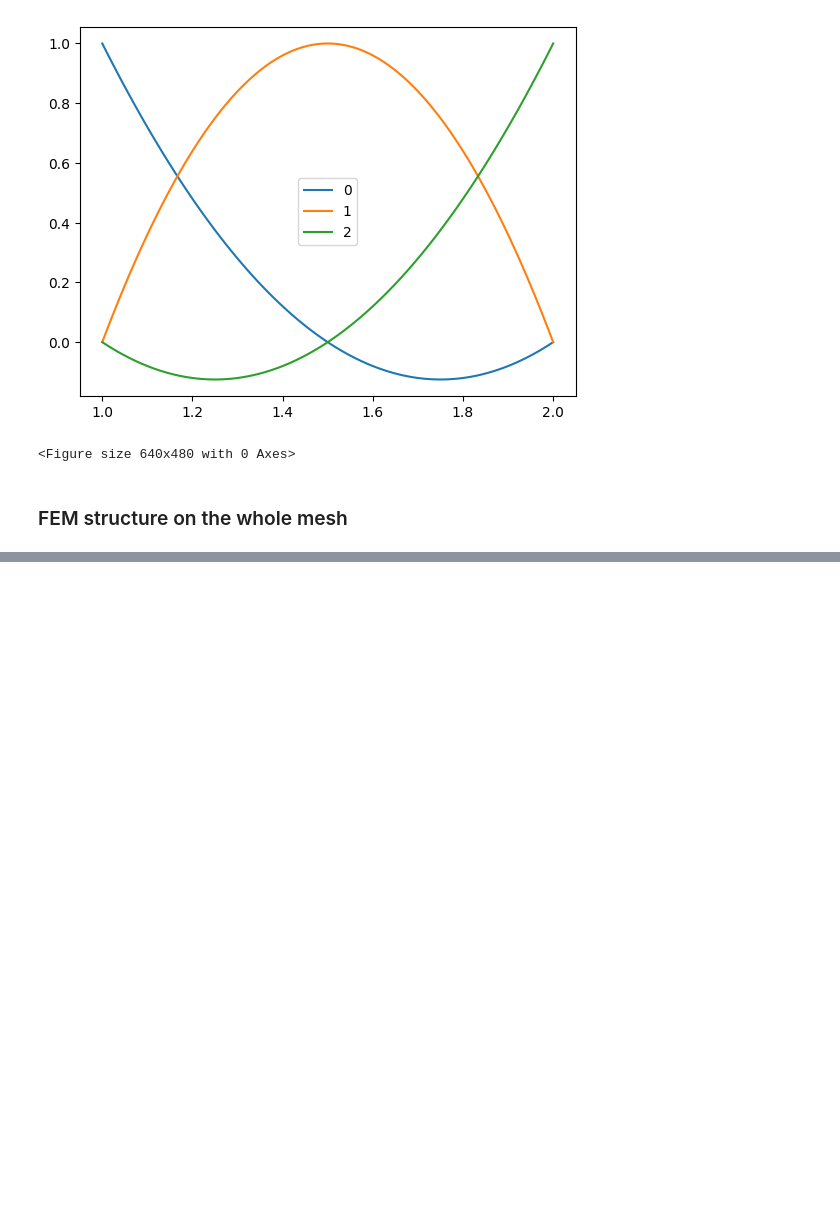
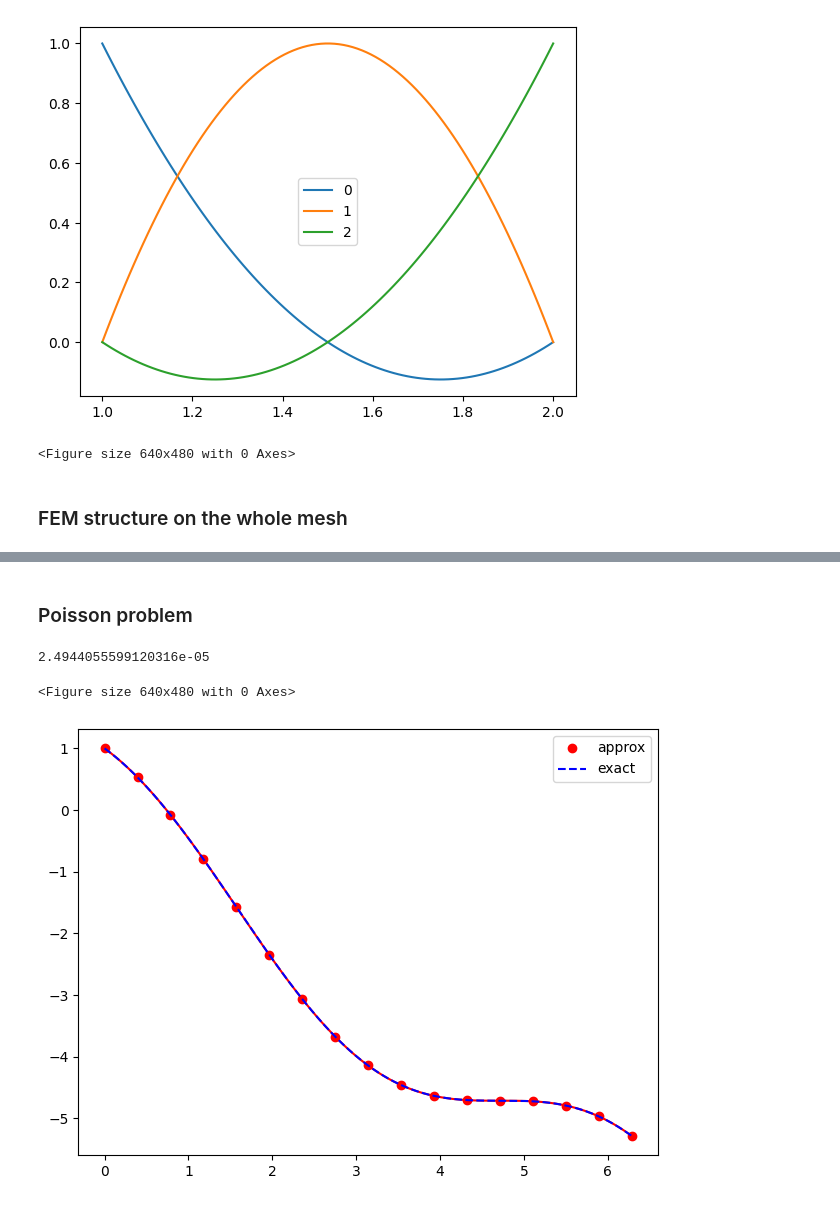
Before and after one commit to lordPachy/acsai, a Jupyter notebook: Scientific Computing/Theory/03_poisson_FEM.ipynb, the cells around one changed output, grey strips where cells are left out. Saved outputs shown, nothing was run; the diff lists cells and outputs as text; code cells hidden in the pictures; blank space fills up the shorter version.

```diff
--- a/Scientific Computing/Theory/03_poisson_FEM.ipynb
+++ b/Scientific Computing/Theory/03_poisson_FEM.ipynb
@@ -829,9 +838,9 @@ boundary["left"] = ["dirichlet", 1.]
 boundary["right"] = ["neumann", -1.]
 
 uex_lambda = lambda x: np.cos(x)-x
-f_lambda = lambda x: np.cos(x)
+f_lambda = lambda x: np.cos(x) + 2 * x * (np.cos(x)-x)
 
-problem = Poisson_Finite_Element_1D(geom, boundary, f_lambda, degree=4)
+problem = Poisson_Finite_Element_1D_reaction(geom, boundary, f_lambda, sigma_lambda=lambda x: 2*x, degree=4)
 problem.set_exact_solution(uex_lambda)
 
 plt.figure()
@@ -886,0 +991,2 @@ convergence.plot_error_convergence()
+# %% [markdown]
+### Poisson problem
@@ -886,0 +1057,26 @@ convergence.plot_error_convergence()
+# %%
+geom = Geometry1D(0.,2*np.pi,N=5)
+
+boundary = dict()
+boundary["left"] = ["dirichlet", 1.]
+#boundary["right"] = ["dirichlet", 1.-2*np.pi]
+boundary["right"] = ["neumann", -1.]
+
+uex_lambda = lambda x: np.cos(x)-x
+f_lambda = lambda x: np.cos(x) + 2 * x * (np.cos(x)-x)
+
+problem = Poisson_Finite_Element_1D_reaction(geom, boundary, f_lambda, sigma_lambda=lambda x: 2*x, degree=4)
+problem.set_exact_solution(uex_lambda)
+
+plt.figure()
+geom,uu,error = problem.solve()
+
+problem.fem1d.plot_function(uu,uex_lambda)
+#plt.plot(problem.fem1d.DoFs,uu,label="approximation")
+#plt.plot(problem.fem1d.DoFs,uex_lambda(problem.fem1d.DoFs),label="exact")
+#plt.legend()
+print(error)
+# %% [output]
+2.4944055599120316e-05
+<Figure size 640x480 with 0 Axes>
+[figure, added]
```
Also changed, not shown: parts of 29 cells of this notebook, 5 other files.
